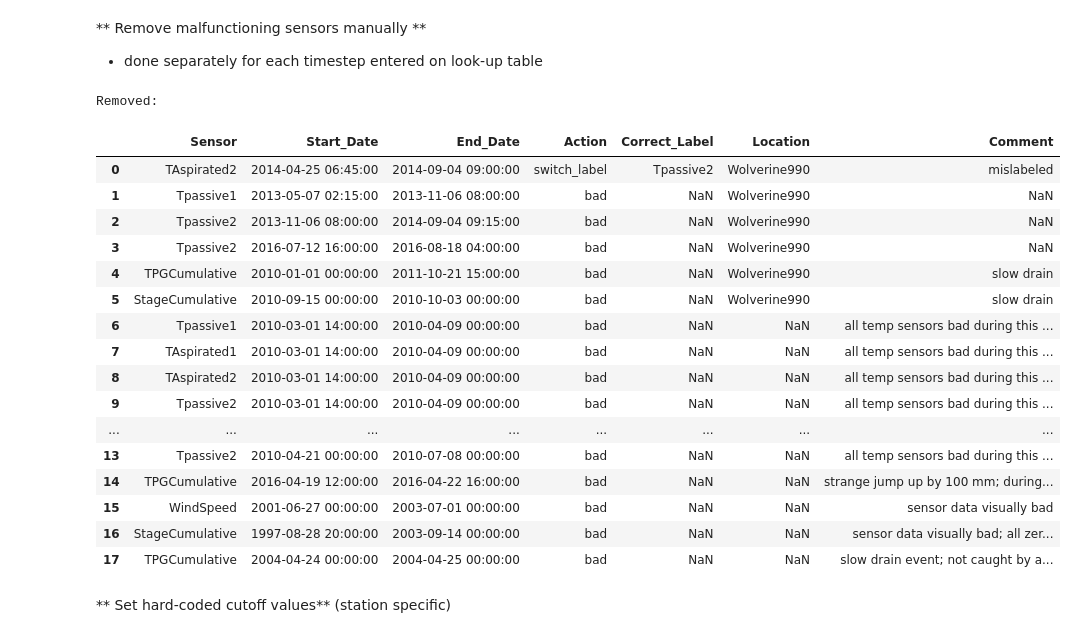
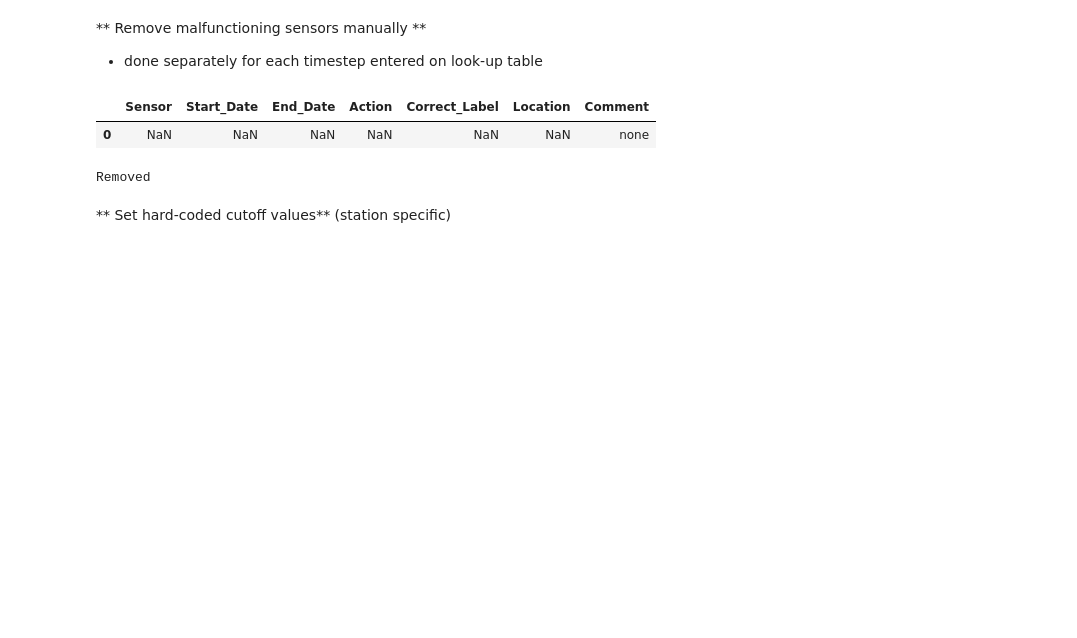
Before and after one commit to ehbaker/WXmunge, a Jupyter notebook: LVL1_Hampel_Only.ipynb, the cells around one changed output. Drawn from its saved outputs; the diff is of its cells as text; code cells hidden in the pictures; blank space fills up the shorter version.

```diff
--- a/LVL1_Hampel_Only.ipynb
+++ b/LVL1_Hampel_Only.ipynb
@@ -25,11 +27,9 @@ frac=0.1 #fraction of data to show in plots (0.3 = 30%)
 ** Define Location-Specific Baseline Settings **
 # %%
 #path to level 0 data
-Glacier="Wolverine" #or "Gulkana"
-Station="990" #or other elevations; this depends on the naming convention of input data
 file_label='_15min'
 yr='all' #either "all" or the year you want
-pth=r"Q:/Project Data/GlacierData/Benchmark_Program/Data/" +Glacier+ r"/AllYears/Wx/LVL0/emily/" + Glacier.lower()+ Station+ file_label+"_"+yr+".csv"
+pth=base_path + 'Data/'+Glacier+ r"/AllYears/Wx/LVL0/emily/" + Glacier.lower()+ Station+ file_label+"_"+yr+".csv"
 
 #time format and column
 UTC_time_column_name='UTC_time'
@@ -38,10 +38,13 @@ date_format='%Y/%m/%d %H:%M'
 timezone='America/Anchorage' #choose from pytz.all_timezones
 
 #directory to save output data
-save_pth=r"Q:/Project Data/GlacierData/Benchmark_Program/Data/" +Glacier+ r"/AllYears/Wx/LVL1/emily/" + Glacier.lower()+Station+file_label+yr+".csv"
+save_pth=base_path +'Data/' +Glacier+ r"/AllYears/Wx/LVL1/emily/" + Glacier.lower()+Station+file_label+ yr+".csv"
 
 #Names of columns containing precipitation data
 precip_columns=['TPGCumulative', 'StageCumulative']
+
+if Glacier + Station=='Wolverine370':
+    precip_columns=['TipCumulative']
 # %% [markdown]
 ### Data import
 - read in data
@@ -80,30 +85,16 @@ if Glacier+Station=="Gulkana1480":
 * done separately for each timestep entered on look-up table
 # %%
 #read in table listing sensors and timeperiods that need to be modified
-pth_bad_sensor_dates=r"Q:\Project Data\GlacierData\Benchmark_Program\Metadata\weather"
+pth_bad_sensor_dates=base_path+ r"Metadata\weather"
 bad_sensor_dates_dat=pd.read_excel(os.path.join(pth_bad_sensor_dates, Glacier+Station+"_SensorLog.xlsx"))
-
-#Set bad data to NAN. Move sensor data to correct column, if neccessary.
-dat=LVL1.remove_malfunctioning_sensor_data(dat, bad_sensor_dates_dat)
-print("Removed:")
 bad_sensor_dates_dat
 # %% [output]
-Removed:
 |  | Sensor | Start_Date | End_Date | Action | Correct_Label | Location | Comment |
-| 0 | TAspirated2 | 2014-04-25 06:45:00 | 2014-09-04 09:00:00 | switch_label | Tpassive2 | Wolverine990 | mislabeled |
-| 1 | Tpassive1 | 2013-05-07 02:15:00 | 2013-11-06 08:00:00 | bad | NaN | Wolverine990 | NaN |
-| 2 | Tpassive2 | 2013-11-06 08:00:00 | 2014-09-04 09:15:00 | bad | NaN | Wolverine990 | NaN |
-| 3 | Tpassive2 | 2016-07-12 16:00:00 | 2016-08-18 04:00:00 | bad | NaN | Wolverine990 | NaN |
-| 4 | TPGCumulative | 2010-01-01 00:00:00 | 2011-10-21 15:00:00 | bad | NaN | Wolverine990 | slow drain |
-| 5 | StageCumulative | 2010-09-15 00:00:00 | 2010-10-03 00:00:00 | bad | NaN | Wolverine990 | slow drain |
-| 6 | Tpassive1 | 2010-03-01 14:00:00 | 2010-04-09 00:00:00 | bad | NaN | NaN | all temp sensors bad during this ... |
-| 7 | TAspirated1 | 2010-03-01 14:00:00 | 2010-04-09 00:00:00 | bad | NaN | NaN | all temp sensors bad during this ... |
-| 8 | TAspirated2 | 2010-03-01 14:00:00 | 2010-04-09 00:00:00 | bad | NaN | NaN | all temp sensors bad during this ... |
-| 9 | Tpassive2 | 2010-03-01 14:00:00 | 2010-04-09 00:00:00 | bad | NaN | NaN | all temp sensors bad during this ... |
-| ... | ... | ... | ... | ... | ... | ... | ... |
-| 13 | Tpassive2 | 2010-04-21 00:00:00 | 2010-07-08 00:00:00 | bad | NaN | NaN | all temp sensors bad during this ... |
-| 14 | TPGCumulative | 2016-04-19 12:00:00 | 2016-04-22 16:00:00 | bad | NaN | NaN | strange jump up by 100 mm; during... |
-| 15 | WindSpeed | 2001-06-27 00:00:00 | 2003-07-01 00:00:00 | bad | NaN | NaN | sensor data visually bad |
-| 16 | StageCumulative | 1997-08-28 20:00:00 | 2003-09-14 00:00:00 | bad | NaN | NaN | sensor data visually bad; all zer... |
-| 17 | TPGCumulative | 2004-04-24 00:00:00 | 2004-04-25 00:00:00 | bad | NaN | NaN | slow drain event; not caught by a... |
+| 0 | NaN | NaN | NaN | NaN | NaN | NaN | none |
+# %%
+#Set bad data to NAN. Move sensor data to correct column, if neccessary.
+dat=LVL1.remove_malfunctioning_sensor_data(dat, bad_sensor_dates_dat)
+print("Removed")
+# %% [output]
+Removed
 # %%
```
Also changed, not shown: parts of 37 cells of this notebook.
